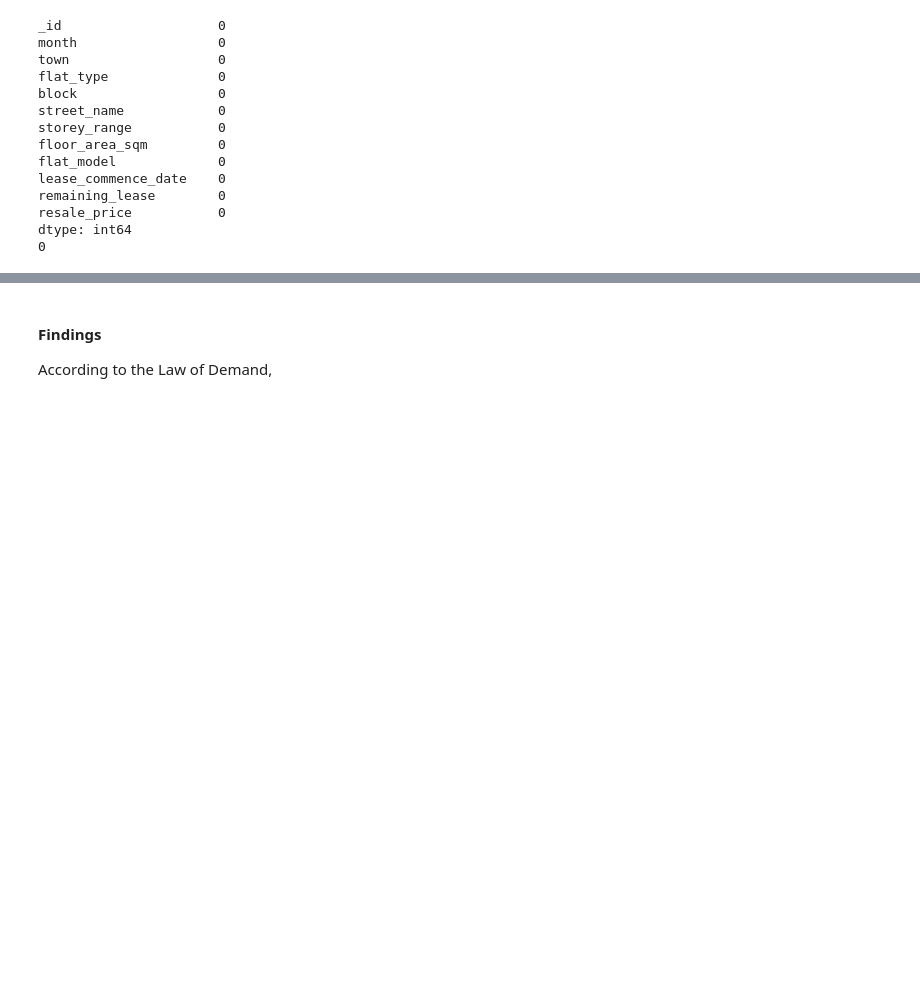
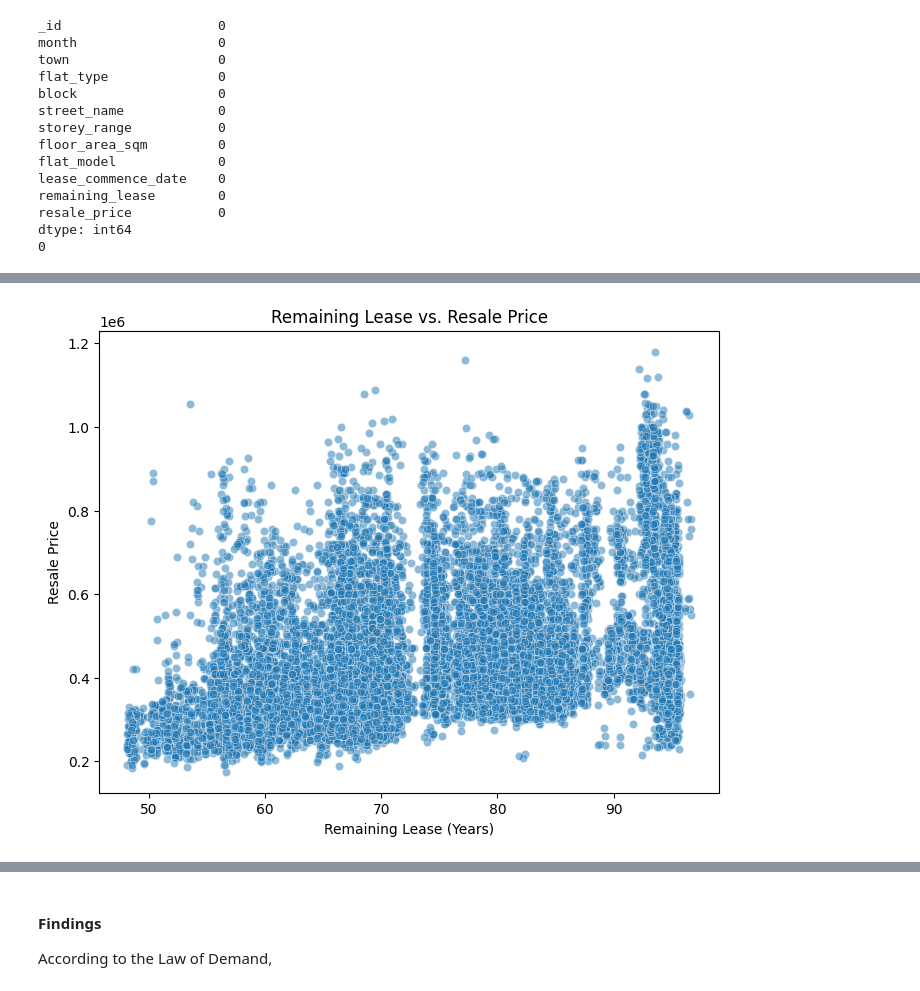
Before and after one commit to ebichiaseed/resale-hdb-prices, a Jupyter notebook: resale_hdb_prices.ipynb, the cells around one changed output, grey strips where cells are left out. Cells and saved outputs as stored; diff of their text form; code cells hidden in the pictures; blank space fills up the shorter version.

```diff
--- a/resale_hdb_prices.ipynb
+++ b/resale_hdb_prices.ipynb
@@ -218,0 +252,10 @@ Final Summary with Available Flat Types:
+# %%
+# Relationship between remaining lease and resale price
+plt.figure(figsize=(8, 6))
+sns.scatterplot(data=df, x='remaining_lease_years', y='resale_price', alpha=0.5)
+plt.title("Remaining Lease vs. Resale Price")
+plt.xlabel("Remaining Lease (Years)")
+plt.ylabel("Resale Price")
+plt.show()
+# %% [output]
+[figure, added]
```
Also changed, not shown: parts of 22 cells of this notebook.
